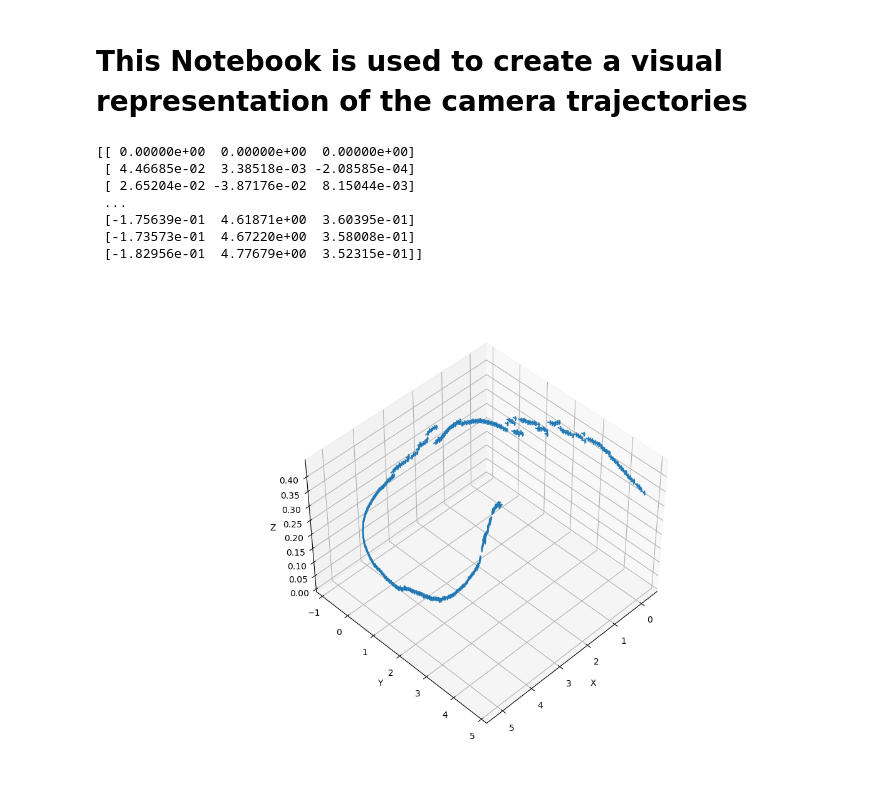
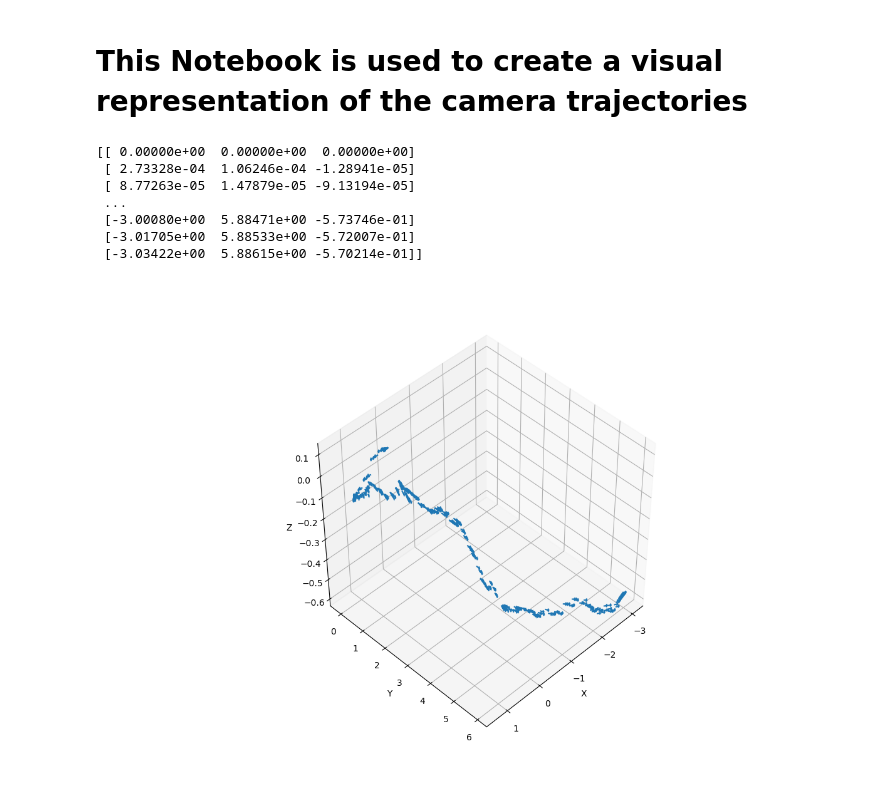
Before and after one commit to adamspeedy/vtr3, a Jupyter notebook: src/main/src/vtr_db_extractor/python/showTrajectories.ipynb, the cells around one changed output. Saved outputs shown, nothing was run; the diff lists cells and outputs as text; code cells hidden in the pictures.

```diff
--- a/src/main/src/vtr_db_extractor/python/showTrajectories.ipynb
+++ b/src/main/src/vtr_db_extractor/python/showTrajectories.ipynb
@@ -9,13 +9,13 @@ from PIL import Image
 # %%
 poses=[]
 
-for i in range(0,400,1):
-    filename = filename=f"/home/adam/Desktop/testing_workspace/src/vtr_db_extractor/odom_poses/odom__{i:04d}.txt"
+for i in range(0,370,1):
+    filename = filename=f"/home/adam/Desktop/CurrentBranch/src/main/src/vtr_db_extractor/odom_poses/odom__{i:04d}.txt"
     matrix = []
     with open(filename, 'r') as file:
         for line in file:
             # Skip empty lines
-            if line.strip():
+            if line.strip() and not line.startswith('u'):
                 # Split the line by whitespace and convert each element to float
                 row = [float(val) for val in line.strip().split()]
                 matrix.append(row)
@@ -25,31 +25,32 @@ poses=np.array(poses)
 # %%
 %matplotlib ipympl
 origins = poses[:, :3, -1]
 dirs = np.stack([np.sum([1, 0, 0] * pose[:3, :3], axis=-1) for pose in poses])
 print(origins)
 
 ax = plt.figure(figsize=(12, 8)).add_subplot(projection='3d')
 _ = ax.quiver(
   origins[..., 0].flatten(),
   origins[..., 1].flatten(),
   origins[..., 2].flatten(),
   dirs[..., 0].flatten(),
   dirs[..., 1].flatten(),
   dirs[..., 2].flatten(), length=0.1, normalize=True)
+ax.set_box_aspect([1,1,1])
 ax.set_xlabel('X')
 ax.set_ylabel('Y')
 ax.set_zlabel('Z')
 ax.view_init(45, 45)
 plt.show()
 # %% [output]
 [[ 0.00000e+00  0.00000e+00  0.00000e+00]
- [ 4.46685e-02  3.38518e-03 -2.08585e-04]
- [ 2.65204e-02 -3.87176e-02  8.15044e-03]
+ [ 2.73328e-04  1.06246e-04 -1.28941e-05]
+ [ 8.77263e-05  1.47879e-05 -9.13194e-05]
  ...
- [-1.75639e-01  4.61871e+00  3.60395e-01]
- [-1.73573e-01  4.67220e+00  3.58008e-01]
- [-1.82956e-01  4.77679e+00  3.52315e-01]]
+ [-3.00080e+00  5.88471e+00 -5.73746e-01]
+ [-3.01705e+00  5.88533e+00 -5.72007e-01]
+ [-3.03422e+00  5.88615e+00 -5.70214e-01]]
-[figure, old version]
+[figure, new version]
 # %%
 %matplotlib ipympl
 x= origins[..., 0].flatten()
```
Also changed, not shown: parts of 2 cells of this notebook.
